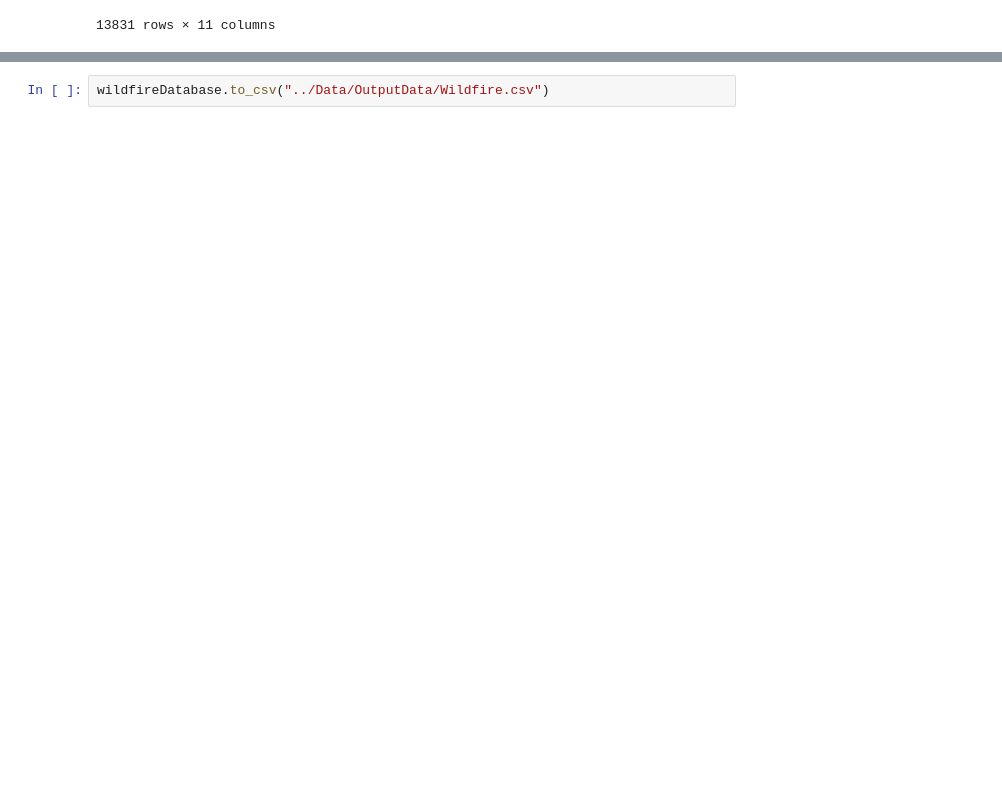
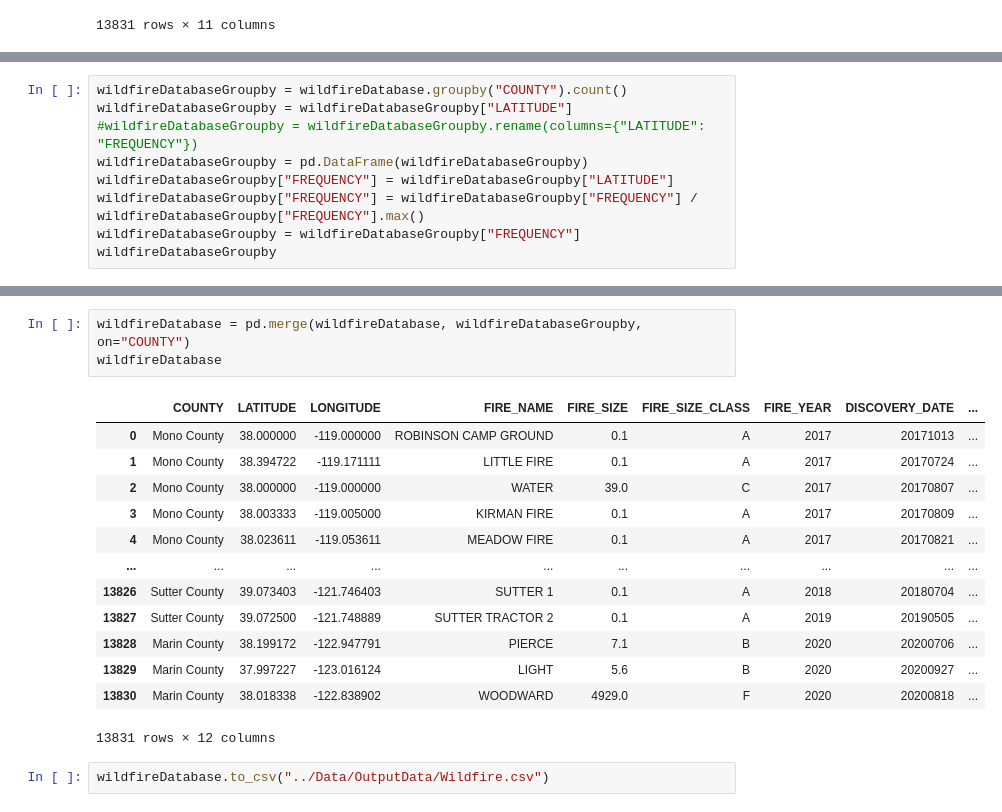
Before and after one commit to kendraliu/California-4-Year-Wildfires-Dashboard, a Jupyter notebook: Backend/WildfiresETL.ipynb, the cells around one changed output, grey strips where cells are left out. Saved outputs shown, nothing was run; the diff lists cells and outputs as text; blank space fills up the shorter version.

```diff
--- a/Backend/WildfiresETL.ipynb
+++ b/Backend/WildfiresETL.ipynb
@@ -193,3 +193,12 @@ wildfireDatabase
 | 13829 | Riverside County | 33.661605 | -116.840812 | BAUTISTA | 0.75 | B | 2020 | 20200430 | ... |
 | 13830 | San Diego County | 32.593306 | -116.762148 | MARRON | 0.70 | B | 2020 | 20200317 | ... |
 13831 rows × 11 columns
+# %%
+wildfireDatabaseGroupby = wildfireDatabase.groupby("COUNTY").count()
+wildfireDatabaseGroupby = wildfireDatabaseGroupby["LATITUDE"]
+#wildfireDatabaseGroupby = wildfireDatabaseGroupby.rename(columns={"LATITUDE": "FREQUENCY"})
+wildfireDatabaseGroupby = pd.DataFrame(wildfireDatabaseGroupby)
+wildfireDatabaseGroupby["FREQUENCY"] = wildfireDatabaseGroupby["LATITUDE"]
+wildfireDatabaseGroupby["FREQUENCY"] = wildfireDatabaseGroupby["FREQUENCY"] / wildfireDatabaseGroupby["FREQUENCY"].max()
+wildfireDatabaseGroupby = wildfireDatabaseGroupby["FREQUENCY"]
+wildfireDatabaseGroupby
@@ -196,2 +223,19 @@ wildfireDatabase
+# %%
+wildfireDatabase = pd.merge(wildfireDatabase, wildfireDatabaseGroupby, on="COUNTY")
+wildfireDatabase
+# %% [output]
+|  | COUNTY | LATITUDE | LONGITUDE | FIRE_NAME | FIRE_SIZE | FIRE_SIZE_CLASS | FIRE_YEAR | DISCOVERY_DATE | ... |
+| 0 | Mono County | 38.000000 | -119.000000 | ROBINSON CAMP GROUND | 0.1 | A | 2017 | 20171013 | ... |
+| 1 | Mono County | 38.394722 | -119.171111 | LITTLE FIRE | 0.1 | A | 2017 | 20170724 | ... |
+| 2 | Mono County | 38.000000 | -119.000000 | WATER | 39.0 | C | 2017 | 20170807 | ... |
+| 3 | Mono County | 38.003333 | -119.005000 | KIRMAN FIRE | 0.1 | A | 2017 | 20170809 | ... |
+| 4 | Mono County | 38.023611 | -119.053611 | MEADOW FIRE | 0.1 | A | 2017 | 20170821 | ... |
+| ... | ... | ... | ... | ... | ... | ... | ... | ... | ... |
+| 13826 | Sutter County | 39.073403 | -121.746403 | SUTTER 1 | 0.1 | A | 2018 | 20180704 | ... |
+| 13827 | Sutter County | 39.072500 | -121.748889 | SUTTER TRACTOR 2 | 0.1 | A | 2019 | 20190505 | ... |
+| 13828 | Marin County | 38.199172 | -122.947791 | PIERCE | 7.1 | B | 2020 | 20200706 | ... |
+| 13829 | Marin County | 37.997227 | -123.016124 | LIGHT | 5.6 | B | 2020 | 20200927 | ... |
+| 13830 | Marin County | 38.018338 | -122.838902 | WOODWARD | 4929.0 | F | 2020 | 20200818 | ... |
+13831 rows × 12 columns
 # %%
 wildfireDatabase.to_csv("../Data/OutputData/Wildfire.csv")
```
Also changed, not shown: parts of 3 cells of this notebook, 5 other files.
